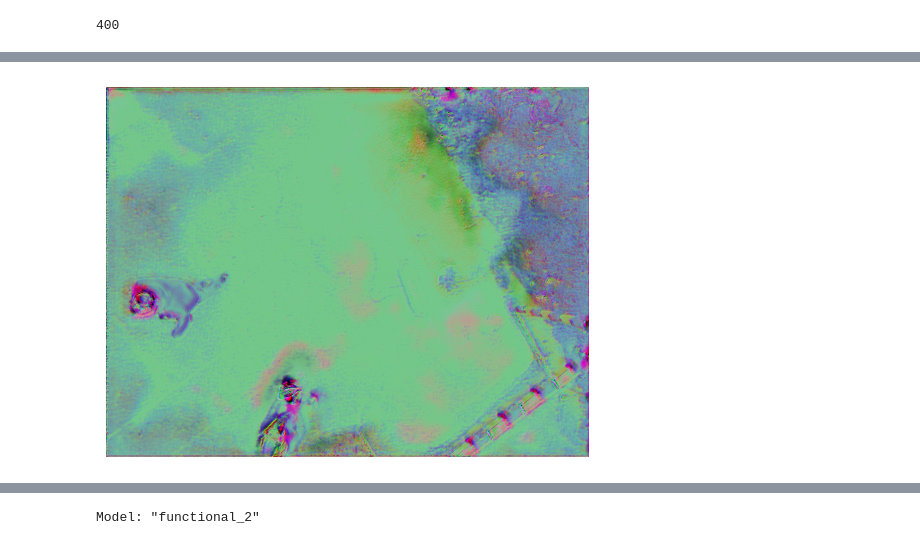
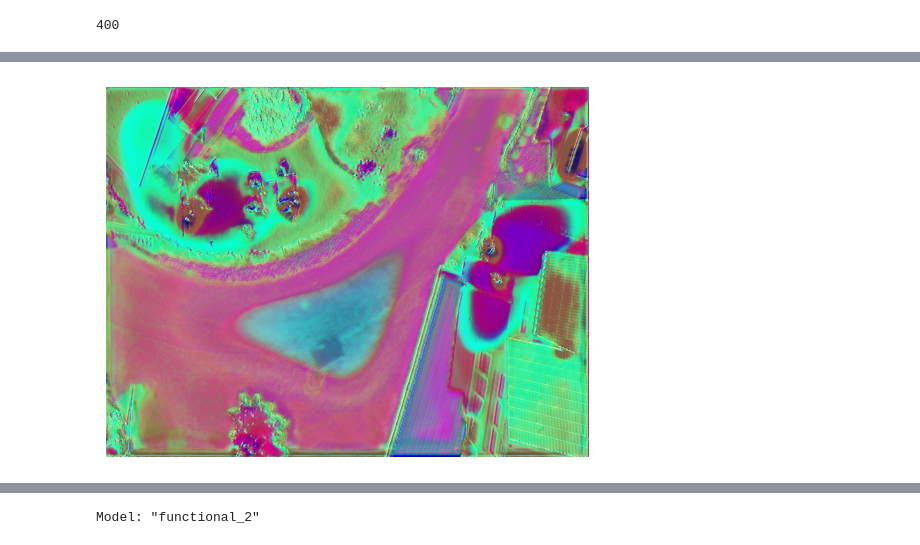
Before and after one commit to Arpitsinghvampire/computer_vision, a Jupyter notebook: drone-dataset.ipynb, the cells around one changed output, grey strips where cells are left out. Cells and saved outputs as stored; diff of their text form; code cells hidden in the pictures.

```diff
--- a/drone-dataset.ipynb
+++ b/drone-dataset.ipynb
@@ -426,18 +484,19 @@ def dice_score(y_true, y_pred, smooth=1e-6):
 #now we will try to train the attention infused unet model with the data
 #for this we will try to use the iou and the dice score as the metrics
 from keras.optimizers import Adam
-teacher_model.compile(metrics = [iou_score,dice_score],optimizer= Adam(learning_rate = 0.001),loss = [iou_loss,dice_loss])
+
+teacher_model.compile(metrics = [iou_score,dice_score],optimizer= Adam(learning_rate = 0.0001),loss =[iou_loss,dice_loss])
 # %%
 #now lets partition the data
-first_training = denormalized_original_image[200:400]
-first_training_semantic = denormalized_semantic_image[200:400]
+first_training = denormalized_original_image[:80]
+first_training_semantic = class_list[:80]
 
-second_training = denormalized_original_image[:100]
-second_training_semantic = denormalized_semantic_image[:100]
+second_training = denormalized_original_image[80:130]
+second_training_semantic = class_list[80:130]
 
-validation_set_original = denormalized_original_image[100:200]
-validation_set_semantic = denormalized_semantic_image[100:200]
+validation_set_original = denormalized_original_image[130:150]
+validation_set_semantic = class_list[130:150]
 # %%
 #now lets fit the model
-history = teacher_model.fit(first_training,first_training_semantic,validation_data = (validation_set_original,validation_set_semantic),verbose = 1 , batch_size = 5, epochs = 10)
+history = teacher_model.fit(first_training,first_training_semantic,validation_data = (validation_set_original,validation_set_semantic),verbose = 1  , batch_size = 2, epochs = 100)
 # %% [output]
@@ -464,4 +520,0 @@ Epoch 10/10
-# %%
-l = np.expand_dims(second_training[0], axis=0)
-prediction = teacher_model.predict(l)
-print(type(prediction))
@@ -504,15 +648,15 @@ print(predictions_list[1].shape)
 (1, 736, 960, 3)
 # %%
 #lets see one predeiction
-l = predictions_list[1]
+l = predictions_list[2]
 
 l  = np.squeeze(l)
 
 plt.imshow(l)
 plt.axis("off")
 
 plt.show()
 
 #now lets plot the model
 # %% [output]
-[figure, old version]
+[figure, new version]
```
Also changed, not shown: parts of 17 cells of this notebook.
